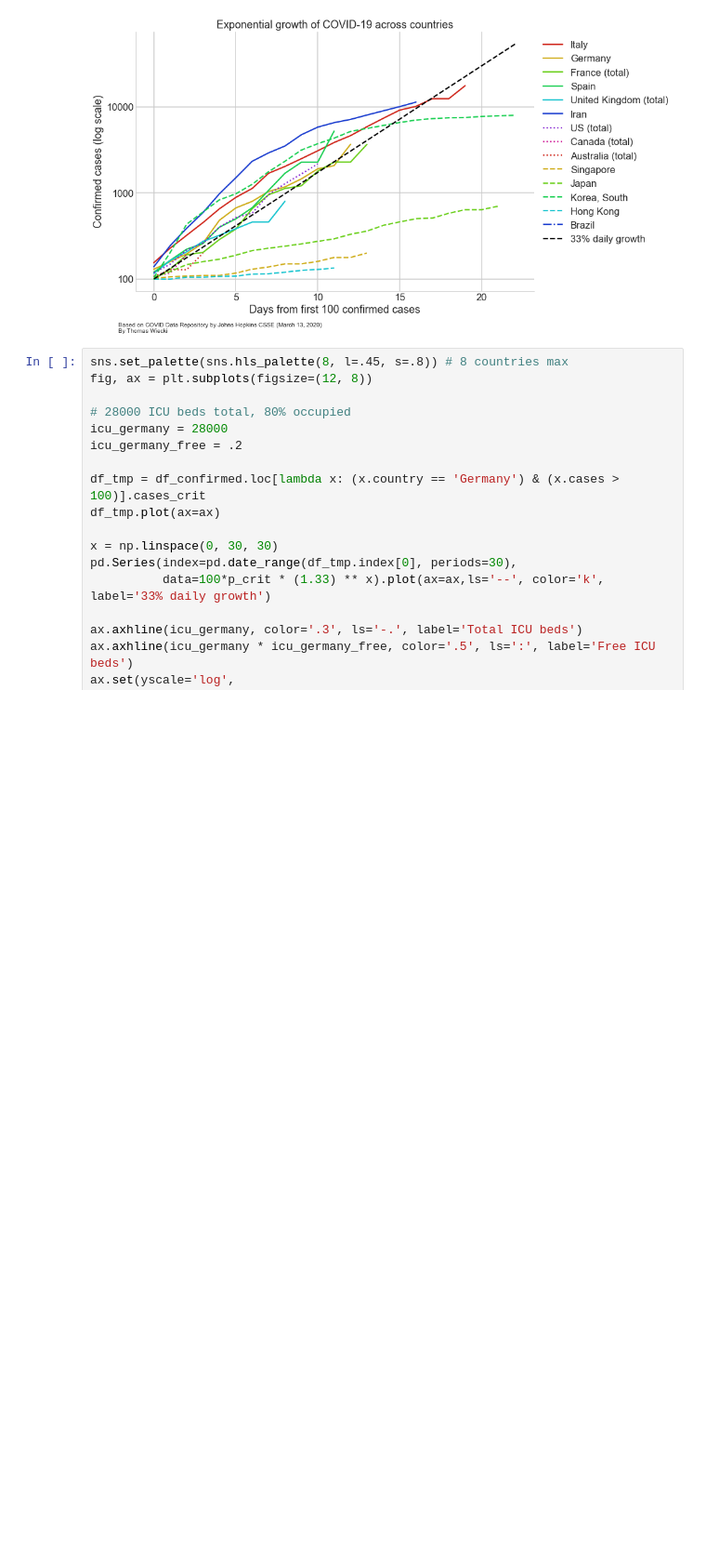
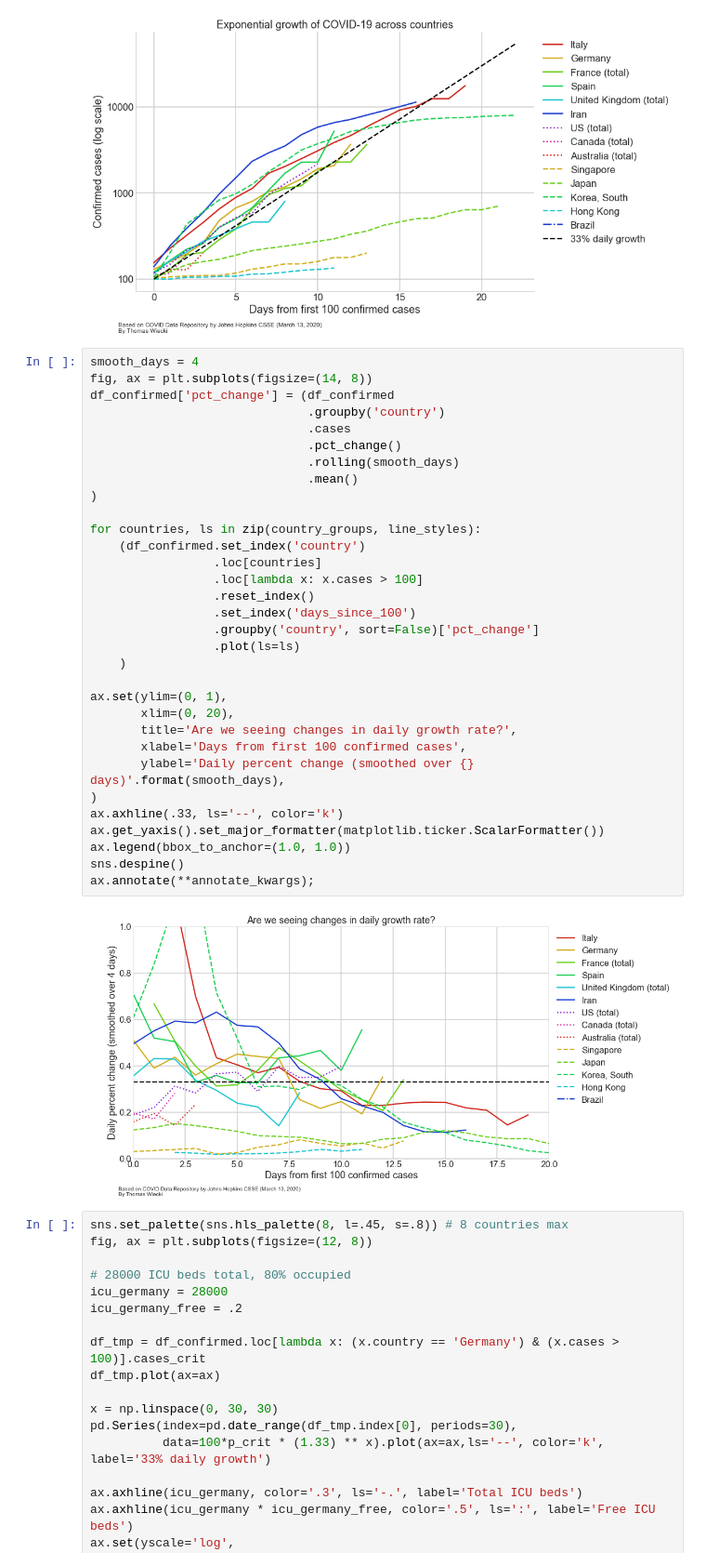
Before and after one commit to twiecki/covid19, a Jupyter notebook: covid19_growth.ipynb, the cells around one changed output. Shown: that part at 93% size. Cells and saved outputs as stored; diff of their text form; blank space fills up the shorter version.

Commit message:
Change order of plots.

```diff
--- a/covid19_growth.ipynb
+++ b/covid19_growth.ipynb
@@ -126,6 +126,40 @@ ax.annotate(**annotate_kwargs)
 sns.despine();
 # %% [output]
 [figure]
+# %%
+smooth_days = 4
+fig, ax = plt.subplots(figsize=(14, 8))
+df_confirmed['pct_change'] = (df_confirmed
+                              .groupby('country')
+                              .cases
+                              .pct_change()
+                              .rolling(smooth_days)
+                              .mean()
+)
+
+for countries, ls in zip(country_groups, line_styles):
+    (df_confirmed.set_index('country')
+                 .loc[countries]
+                 .loc[lambda x: x.cases > 100]
+                 .reset_index()
+                 .set_index('days_since_100')
+                 .groupby('country', sort=False)['pct_change']
+                 .plot(ls=ls)
+    )
+
+ax.set(ylim=(0, 1),
+       xlim=(0, 20),
+       title='Are we seeing changes in daily growth rate?',
+       xlabel='Days from first 100 confirmed cases',
+       ylabel='Daily percent change (smoothed over {} days)'.format(smooth_days),
+)
+ax.axhline(.33, ls='--', color='k')
+ax.get_yaxis().set_major_formatter(matplotlib.ticker.ScalarFormatter())
+ax.legend(bbox_to_anchor=(1.0, 1.0))
+sns.despine()
+ax.annotate(**annotate_kwargs);
+# %% [output]
+[figure, added]
 # %%
 sns.set_palette(sns.hls_palette(8, l=.45, s=.8)) # 8 countries max
 fig, ax = plt.subplots(figsize=(12, 8))
```
Also changed, not shown: parts of 1 cell of this notebook.
